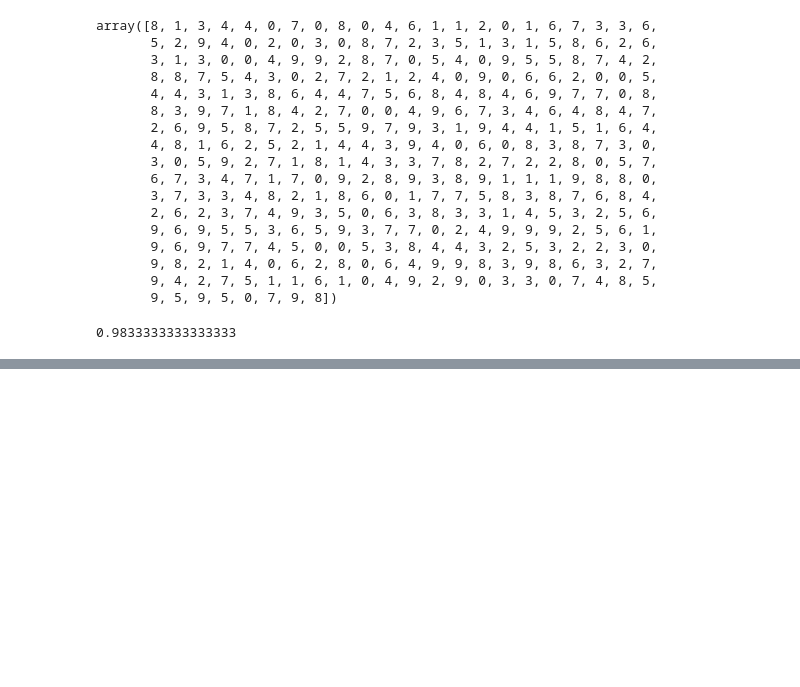
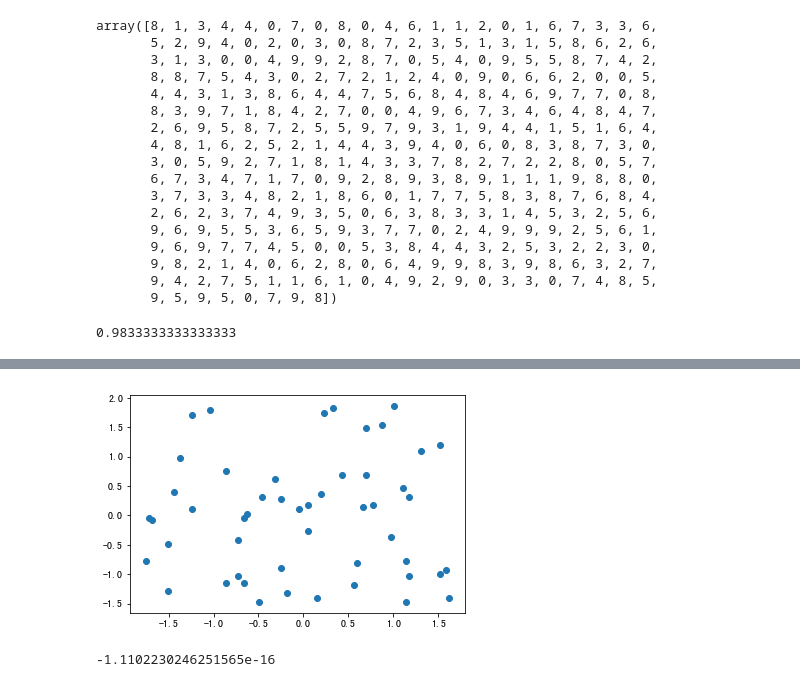
Before and after one commit to dreamkong/Practice-Python, a Jupyter notebook: 机器学习算法/4 kNN算法.ipynb, the cells around one changed output, grey strips where cells are left out. Cells and saved outputs as stored; diff of their text form; code cells hidden in the pictures; blank space fills up the shorter version.

```diff
--- a/机器学习算法/4 kNN算法.ipynb
+++ b/机器学习算法/4 kNN算法.ipynb
@@ -697,0 +826,9 @@ Fitting 3 folds for each of 60 candidates, totalling 180 fits
+# %%
+plt.scatter(X2[:,0], X2[:, 1])
+plt.show()
+# %% [output]
+[figure, added]
+# %%
+np.mean(X2[:, 0])
+# %% [output]
+-1.1102230246251565e-16
```
Also changed, not shown: parts of 20 cells of this notebook.
